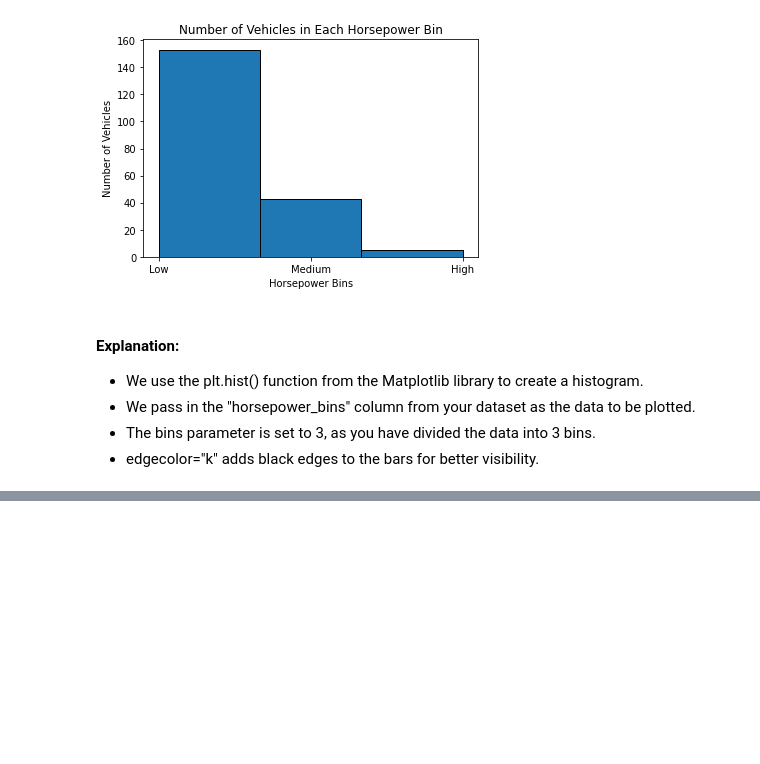
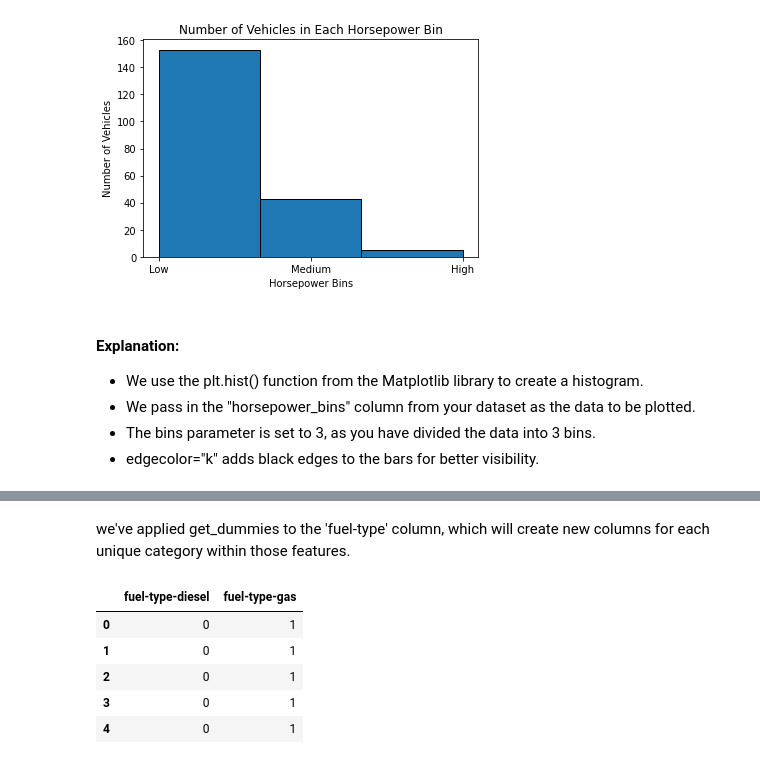
Before and after one commit to Dheerajkulariya/Data-Science-Portfolio-Projects, a Jupyter notebook: Machine-Learning-Projects/ML-Regression-Projects/Automobile-Price-Prediction/Automation Price Prediction.ipynb, the cells around one changed output, grey strips where cells are left out. Drawn from its saved outputs; the diff is of its cells as text; code cells hidden in the pictures; blank space fills up the shorter version.

```diff
--- a/Machine-Learning-Projects/ML-Regression-Projects/Automobile-Price-Prediction/Automation Price Prediction.ipynb
+++ b/Machine-Learning-Projects/ML-Regression-Projects/Automobile-Price-Prediction/Automation Price Prediction.ipynb
@@ -816,0 +851,13 @@ plt.show()
+# %% [markdown]
+ we've applied get_dummies to the 'fuel-type' column, which will create new columns for each unique category within those features.
+# %%
+# Rename the columns name "diesel" and "gas"
+dummy_variable_01.rename(columns={'gas':'fuel-type-gas', 'diesel':'fuel-type-diesel'}, inplace=True)
+dummy_variable_01.head()
+# %% [output]
+|  | fuel-type-diesel | fuel-type-gas |
+| 0 | 0 | 1 |
+| 1 | 0 | 1 |
+| 2 | 0 | 1 |
+| 3 | 0 | 1 |
+| 4 | 0 | 1 |
```
Also changed, not shown: parts of 9 cells of this notebook.
